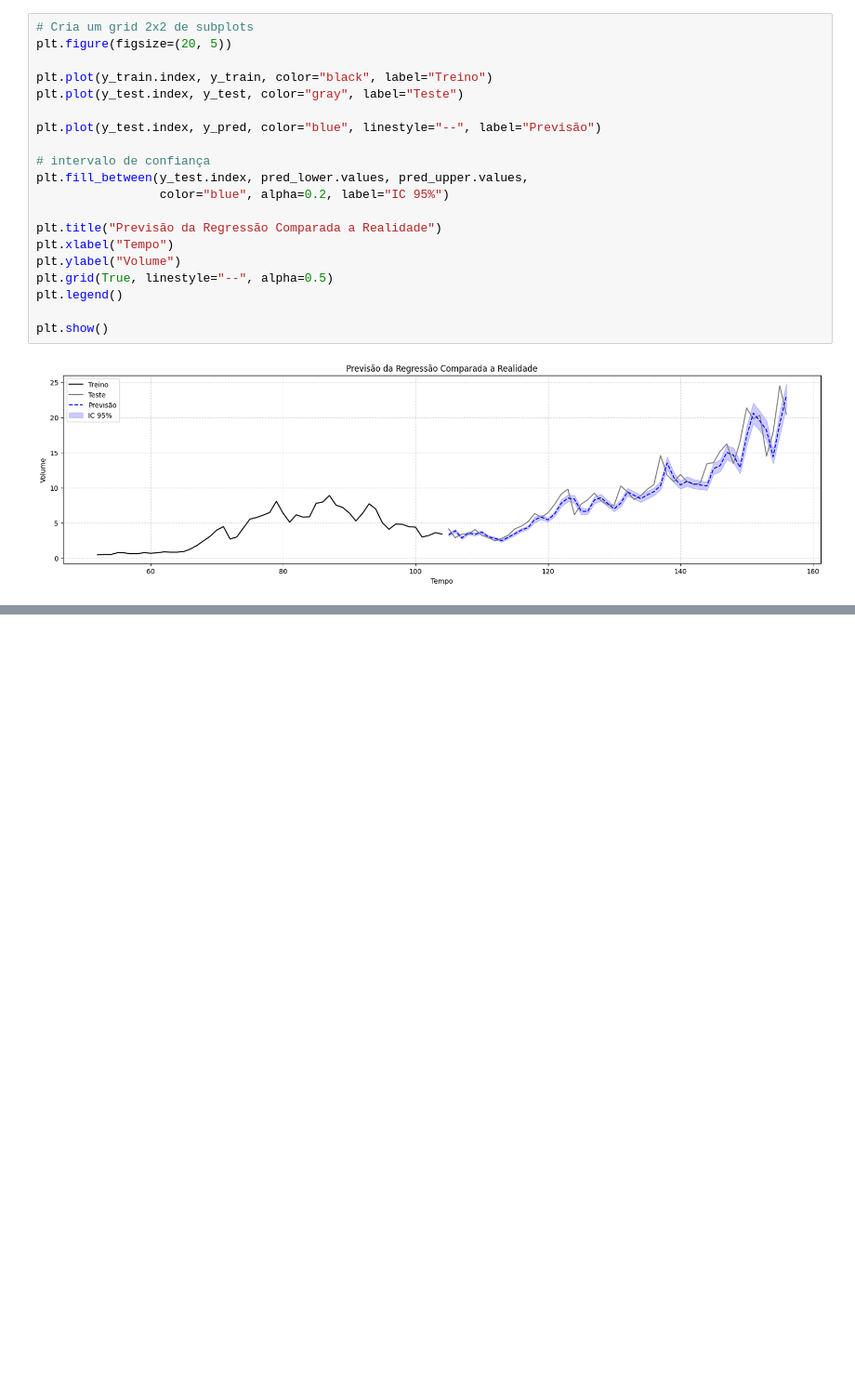
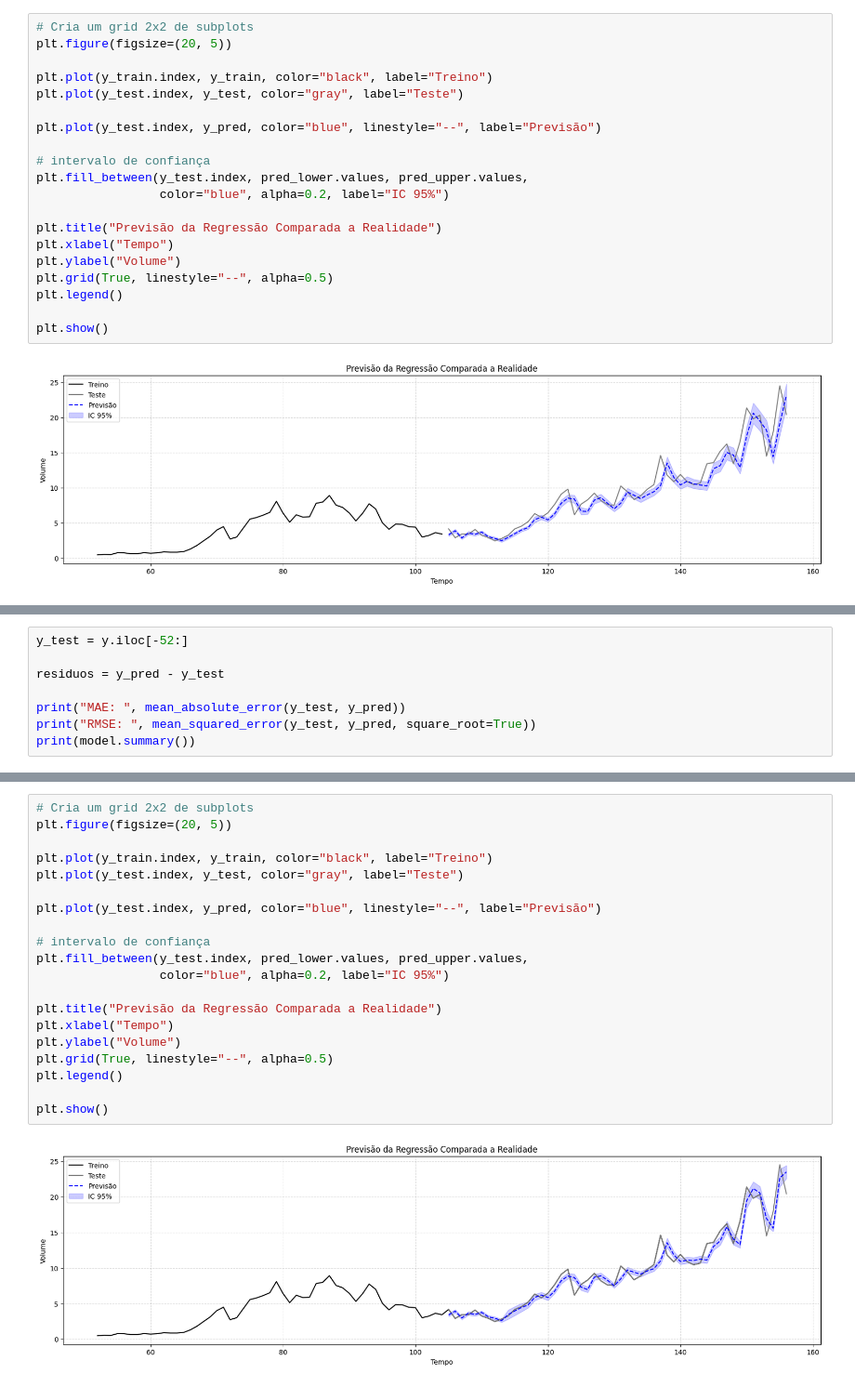
Before and after one commit to GuilhermeCastilho02/Series-Temporais-A2, a Jupyter notebook: trabalho_a2.ipynb, the cells around one changed output, grey strips where cells are left out. Shown at 93% size. Cells and saved outputs as stored; diff of their text form; blank space fills up the shorter version.

Commit message:
Adicionada regressão com passos h=4

```diff
--- a/trabalho_a2.ipynb
+++ b/trabalho_a2.ipynb
@@ -664,0 +699,8 @@ plt.show()
+# %%
+y_test = y.iloc[-52:]
+
+residuos = y_pred - y_test
+
+print("MAE: ", mean_absolute_error(y_test, y_pred))
+print("RMSE: ", mean_squared_error(y_test, y_pred, square_root=True))
+print(model.summary())
@@ -664,0 +725,22 @@ plt.show()
+# %%
+# Cria um grid 2x2 de subplots
+plt.figure(figsize=(20, 5))
+
+plt.plot(y_train.index, y_train, color="black", label="Treino")
+plt.plot(y_test.index, y_test, color="gray", label="Teste")
+
+plt.plot(y_test.index, y_pred, color="blue", linestyle="--", label="Previsão")
+
+# intervalo de confiança
+plt.fill_between(y_test.index, pred_lower.values, pred_upper.values,
+                 color="blue", alpha=0.2, label="IC 95%")
+
+plt.title("Previsão da Regressão Comparada a Realidade")
+plt.xlabel("Tempo")
+plt.ylabel("Volume")
+plt.grid(True, linestyle="--", alpha=0.5)
+plt.legend()
+
+plt.show()
+# %% [output]
+[figure, added]
```
Also changed, not shown: parts of 2 cells of this notebook.
